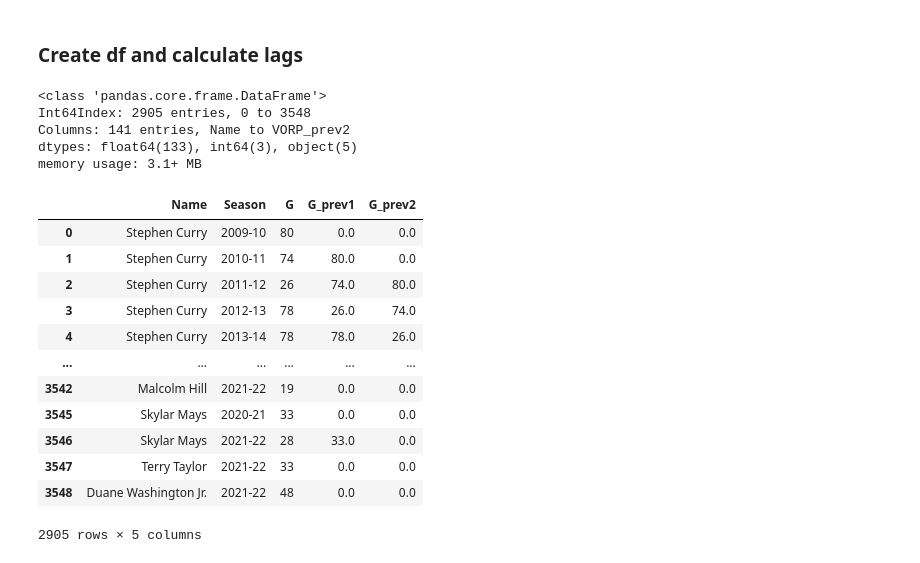
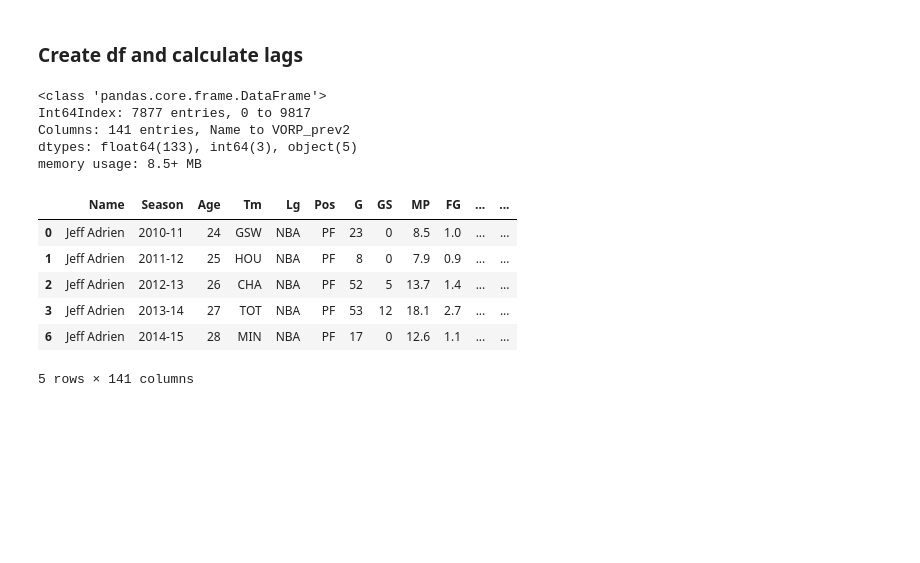
Before and after one commit to shawzy2/ST540_NBA_Contracts, a Jupyter notebook: scrape/scraper_basketball-ref.ipynb, the cells around one changed output. Cells and saved outputs as stored; diff of their text form; code cells hidden in the pictures; blank space fills up the shorter version.

```diff
--- a/scrape/scraper_basketball-ref.ipynb
+++ b/scrape/scraper_basketball-ref.ipynb
@@ -17,16 +17,3 @@ import ssl
 ssl._create_default_https_context = ssl._create_unverified_context
 # %% [markdown]
 ### Get links to all active player pages
-# %%
-# get html, convert to bs4 object
-url = 'https://www.basketball-reference.com/contracts/players.html'
-page = urlopen(url)
-html = page.read().decode("utf-8")
-soup = BeautifulSoup(html, 'html.parser')
-# %%
-players_links = {}
-
-# get table containing player names
-table = soup.find("table", {"id": "player-contracts"})
-for row in soup.find_all('td', {"data-stat": "player"}):
-    players_links[row.text] = row.find('a').get('href')
@@ -34,0 +20,25 @@ for row in soup.find_all('td', {"data-stat": "player"}):
+# %%
+years = [y for y in range(2012,2022)]
+players_links = {}
+
+for year in years:
+    # download html for all players that played this season
+    url = f'https://www.basketball-reference.com/leagues/NBA_{year}_totals.html'
+    page = urlopen(url)
+    html = page.read().decode("utf-8")
+    soup = BeautifulSoup(html, 'html.parser')
+
+    # extract all players/links
+    for row in soup.find('table').find_all('tr', {'class': 'full_table'}):
+        try:
+            player = row.find('a').text
+            link = row.find('a').get('href')
+            if player not in players_links:
+                players_links[player] = link
+        except:
+            print('failed on')
+            print(row)
+
+    print('year: ' + str(year))
+    print('players: ' + str(len(players_links)))
+    print()
@@ -118,7 +148,8 @@ for player, link in players_links.items():
             players_adv_stats_headers = get_adv_stats_headers(soup)
 
         if len(players_bios) % 50 == 0:
-            print(str(len(player_bios)) + 'th player paged scraped')
+            print(str(len(players_bios)) + 'th player paged scraped')
+            time.sleep(1) # do not want to get blocked by basketball-ref
     except:
         print('failed at ' + player)
 # %% [output]
@@ -170,30 +206,24 @@ df_complete.drop(['Season_prev1', 'Age_prev1', 'Tm_prev1', 'Lg_prev1', 'Pos_prev
 df_complete.info()
 # %% [output]
 <class 'pandas.core.frame.DataFrame'>
-Int64Index: 2905 entries, 0 to 3548
+Int64Index: 7877 entries, 0 to 9817
 Columns: 141 entries, Name to VORP_prev2
 dtypes: float64(133), int64(3), object(5)
-memory usage: 3.1+ MB
+memory usage: 8.5+ MB
 # %%
 # df_complete.info(verbose=True)
 # %%
 # with pd.option_context('display.max_rows', None, 'display.max_columns', None):  # more options can be specified also
 #     display(df_complete)
-df_complete[['Name', 'Season','G', 'G_prev1', 'G_prev2']]
-# df_complete
+# df_complete[['Name', 'Season','G', 'G_prev1', 'G_prev2']]
+df_complete.head()
 # %% [output]
-|  | Name | Season | G | G_prev1 | G_prev2 |
-| 0 | Stephen Curry | 2009-10 | 80 | 0.0 | 0.0 |
-| 1 | Stephen Curry | 2010-11 | 74 | 80.0 | 0.0 |
-| 2 | Stephen Curry | 2011-12 | 26 | 74.0 | 80.0 |
-| 3 | Stephen Curry | 2012-13 | 78 | 26.0 | 74.0 |
-| 4 | Stephen Curry | 2013-14 | 78 | 78.0 | 26.0 |
-| ... | ... | ... | ... | ... | ... |
-| 3542 | Malcolm Hill | 2021-22 | 19 | 0.0 | 0.0 |
-| 3545 | Skylar Mays | 2020-21 | 33 | 0.0 | 0.0 |
-| 3546 | Skylar Mays | 2021-22 | 28 | 33.0 | 0.0 |
-| 3547 | Terry Taylor | 2021-22 | 33 | 0.0 | 0.0 |
-| 3548 | Duane Washington Jr. | 2021-22 | 48 | 0.0 | 0.0 |
+|  | Name | Season | Age | Tm | Lg | Pos | G | GS | MP | FG | ... | ... |
+| 0 | Jeff Adrien | 2010-11 | 24 | GSW | NBA | PF | 23 | 0 | 8.5 | 1.0 | ... | ... |
+| 1 | Jeff Adrien | 2011-12 | 25 | HOU | NBA | PF | 8 | 0 | 7.9 | 0.9 | ... | ... |
+| 2 | Jeff Adrien | 2012-13 | 26 | CHA | NBA | PF | 52 | 5 | 13.7 | 1.4 | ... | ... |
+| 3 | Jeff Adrien | 2013-14 | 27 | TOT | NBA | PF | 53 | 12 | 18.1 | 2.7 | ... | ... |
+| 6 | Jeff Adrien | 2014-15 | 28 | MIN | NBA | PF | 17 | 0 | 12.6 | 1.1 | ... | ... |
-2905 rows × 5 columns
+5 rows × 141 columns
 # %%
 df_complete.to_csv('../data/playerStatsWithLags.csv',index=False)
```
Also changed, not shown: parts of 6 cells of this notebook, 7 other files.
